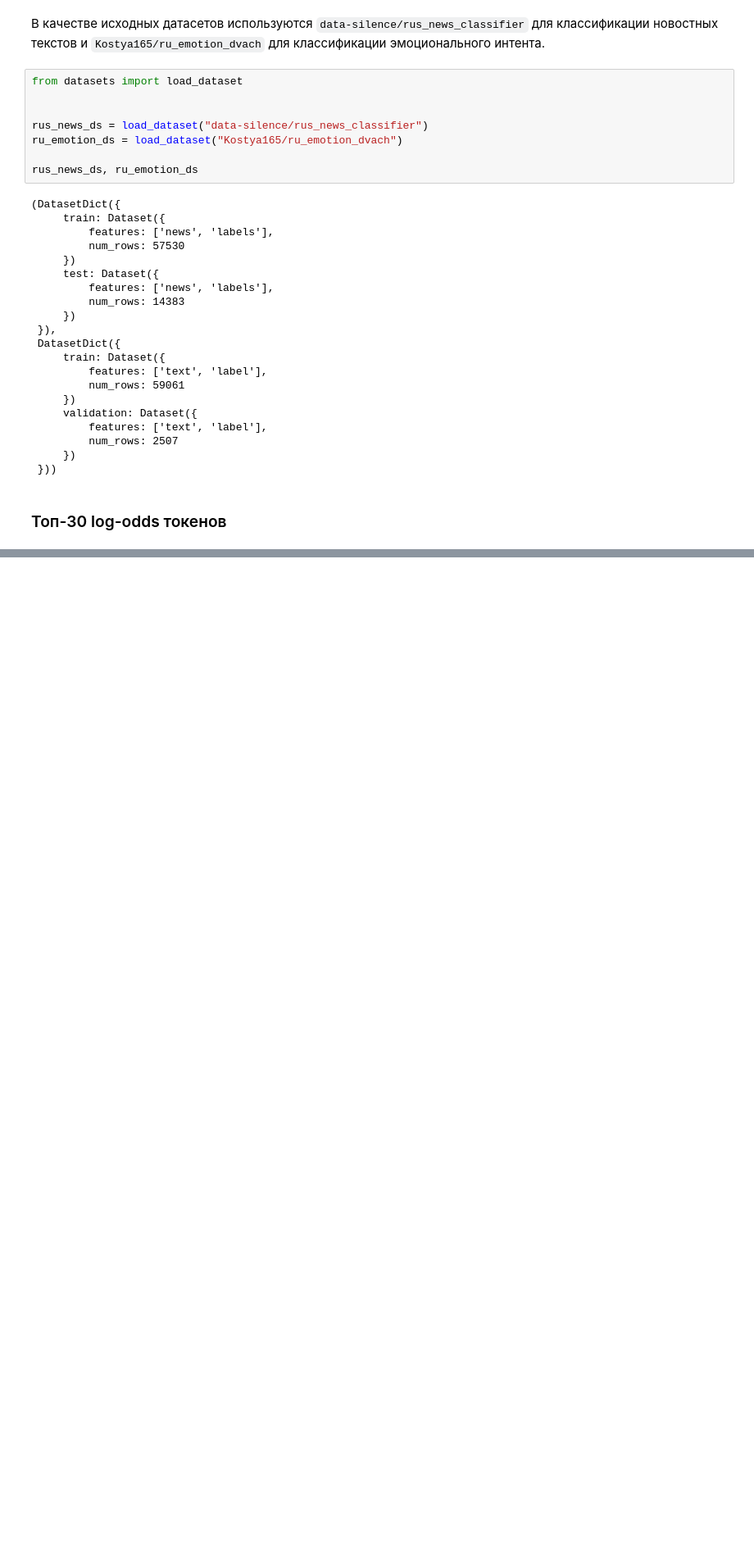
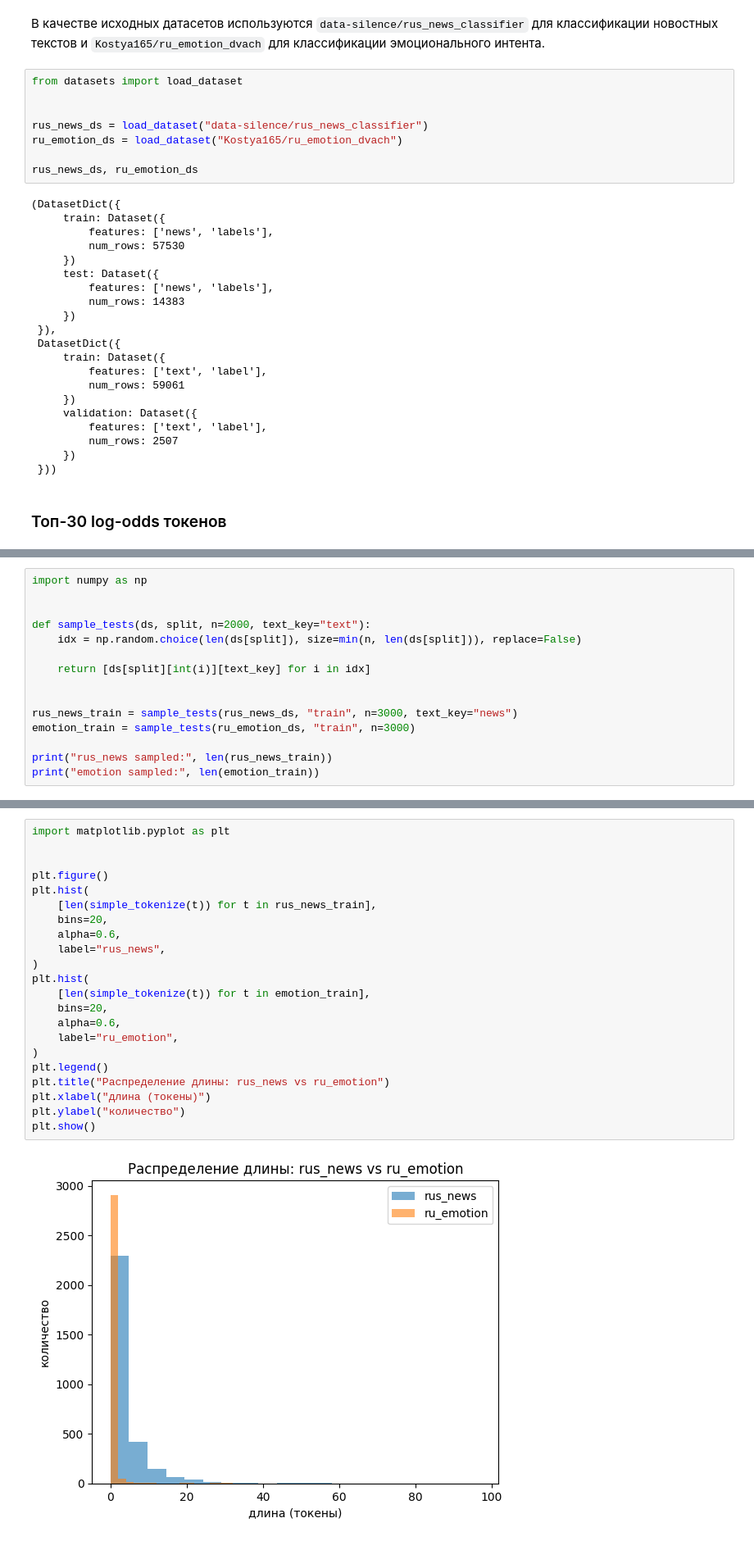
Before and after one commit to liminalvoid/nlp, a Jupyter notebook: sem_2.ipynb, the cells around one changed output, grey strips where cells are left out. Shown at 82% size. Saved outputs shown, nothing was run; the diff lists cells and outputs as text; blank space fills up the shorter version.

```diff
--- a/sem_2.ipynb
+++ b/sem_2.ipynb
@@ -41,0 +44,15 @@ rus_news_ds, ru_emotion_ds
+# %%
+import numpy as np
+
+
+def sample_tests(ds, split, n=2000, text_key="text"):
+    idx = np.random.choice(len(ds[split]), size=min(n, len(ds[split])), replace=False)
+
+    return [ds[split][int(i)][text_key] for i in idx]
+
+
+rus_news_train = sample_tests(rus_news_ds, "train", n=3000, text_key="news")
+emotion_train = sample_tests(ru_emotion_ds, "train", n=3000)
+
+print("rus_news sampled:", len(rus_news_train))
+print("emotion sampled:", len(emotion_train))
@@ -41,0 +176,24 @@ rus_news_ds, ru_emotion_ds
+# %%
+import matplotlib.pyplot as plt
+
+
+plt.figure()
+plt.hist(
+    [len(simple_tokenize(t)) for t in rus_news_train],
+    bins=20,
+    alpha=0.6,
+    label="rus_news",
+)
+plt.hist(
+    [len(simple_tokenize(t)) for t in emotion_train],
+    bins=20,
+    alpha=0.6,
+    label="ru_emotion",
+)
+plt.legend()
+plt.title("Распределение длины: rus_news vs ru_emotion")
+plt.xlabel("длина (токены)")
+plt.ylabel("количество")
+plt.show()
+# %% [output]
+[figure, added]
```
Also changed, not shown: parts of 11 cells of this notebook.
